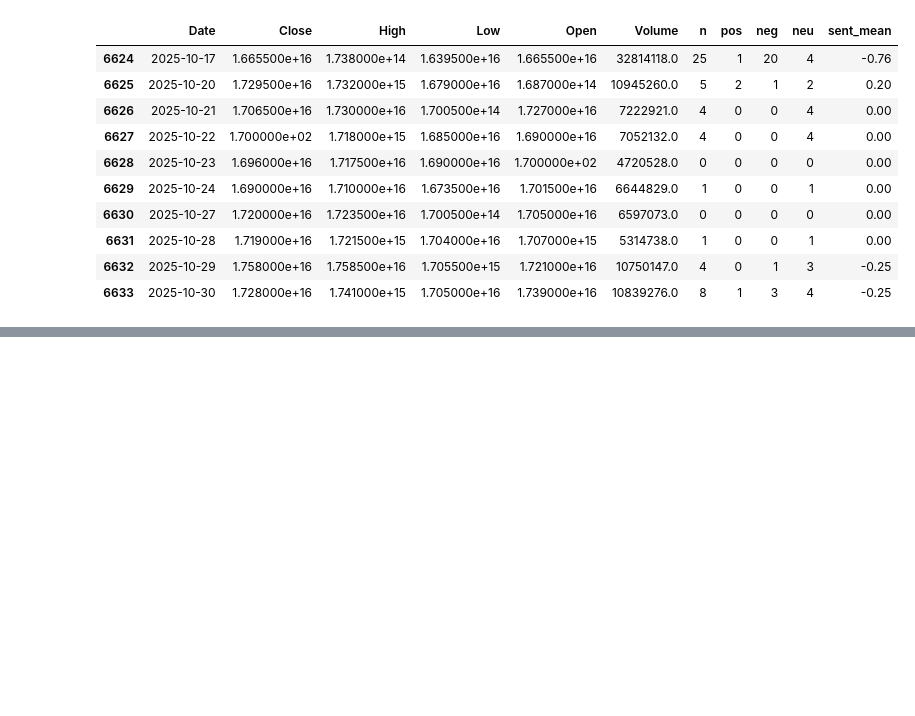
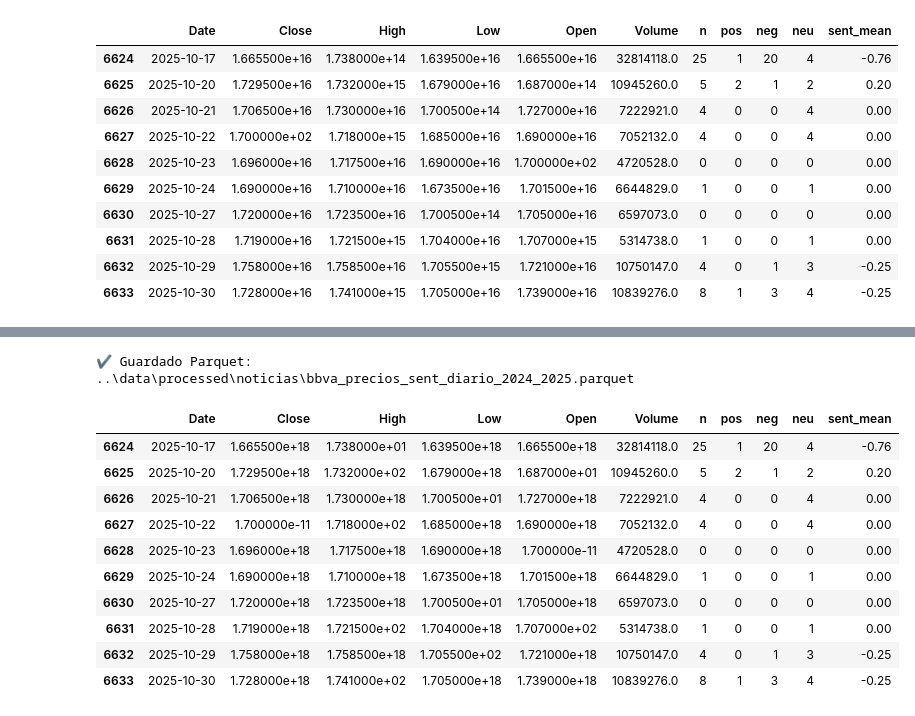
Before and after one commit to clauloro/Caso_2-BBVA_vs_SANTANDER, a Jupyter notebook: notebooks/prueba.ipynb, the cells around one changed output, grey strips where cells are left out. Drawn from its saved outputs; the diff is of its cells as text; code cells hidden in the pictures; blank space fills up the shorter version.

Commit message:
intento correcion precios valores unidades  erroneas, posterior limpieza de archivos data.

```diff
--- a/notebooks/prueba.ipynb
+++ b/notebooks/prueba.ipynb
@@ -319,0 +322,19 @@ final_bbva.tail(10)
+# %%
+import pandas as pd
+from pathlib import Path
+
+# Intenta usar el CSV directo de yfinance (el que guardaste en el notebook de precios)
+p1 = Path("../data/precios/BBVA.csv")
+p2 = Path("../data/interim/precios_limpios/BBVA_core_clean.csv")
+
+if p1.exists():
+    precios_bbva = pd.read_csv(p1, parse_dates=["Date"])
+    fuente = "yfinance CSV (recomendado)"
+else:
+    # fallback: intenta el 'core_clean' pero forzaremos saneado de columnas
+    precios_bbva = pd.read_csv(p2, parse_dates=["Date"])
+    fuente = "core_clean (se saneará)"
+
+print("Fuente precios:", fuente)
+print(precios_bbva.dtypes)
+precios_bbva.head()
@@ -319,0 +400,31 @@ final_bbva.tail(10)
+# %%
+# Asegura tipo datetime64[ns] en ambas tablas
+precios_bbva["Date"] = pd.to_datetime(precios_bbva["Date"]).dt.normalize()
+
+daily_fix = daily.copy()
+daily_fix["Date"] = pd.to_datetime(daily_fix["Date"])  # de object(date) -> datetime64[ns]
+
+final_bbva = precios_bbva.merge(daily_fix, on="Date", how="left")
+
+# Rellenos cuando no hubo noticias ese día
+for col in ["n","pos","neg","neu"]:
+    if col in final_bbva.columns:
+        final_bbva[col] = final_bbva[col].fillna(0).astype("int64")
+if "sent_mean" in final_bbva.columns:
+    final_bbva["sent_mean"] = final_bbva["sent_mean"].fillna(0.0)
+
+_ = save_df(final_bbva, Path("../data/processed/noticias") / "bbva_precios_sent_diario_2024_2025")
+final_bbva.tail(10)
+# %% [output]
+✔ Guardado Parquet: ..\data\processed\noticias\bbva_precios_sent_diario_2024_2025.parquet
+|  | Date | Close | High | Low | Open | Volume | n | pos | neg | neu | sent_mean |
+| 6624 | 2025-10-17 | 1.665500e+18 | 1.738000e+01 | 1.639500e+18 | 1.665500e+18 | 32814118.0 | 25 | 1 | 20 | 4 | -0.76 |
+| 6625 | 2025-10-20 | 1.729500e+18 | 1.732000e+02 | 1.679000e+18 | 1.687000e+01 | 10945260.0 | 5 | 2 | 1 | 2 | 0.20 |
+| 6626 | 2025-10-21 | 1.706500e+18 | 1.730000e+18 | 1.700500e+01 | 1.727000e+18 | 7222921.0 | 4 | 0 | 0 | 4 | 0.00 |
+| 6627 | 2025-10-22 | 1.700000e-11 | 1.718000e+02 | 1.685000e+18 | 1.690000e+18 | 7052132.0 | 4 | 0 | 0 | 4 | 0.00 |
+| 6628 | 2025-10-23 | 1.696000e+18 | 1.717500e+18 | 1.690000e+18 | 1.700000e-11 | 4720528.0 | 0 | 0 | 0 | 0 | 0.00 |
+| 6629 | 2025-10-24 | 1.690000e+18 | 1.710000e+18 | 1.673500e+18 | 1.701500e+18 | 6644829.0 | 1 | 0 | 0 | 1 | 0.00 |
+| 6630 | 2025-10-27 | 1.720000e+18 | 1.723500e+18 | 1.700500e+01 | 1.705000e+18 | 6597073.0 | 0 | 0 | 0 | 0 | 0.00 |
+| 6631 | 2025-10-28 | 1.719000e+18 | 1.721500e+02 | 1.704000e+18 | 1.707000e+02 | 5314738.0 | 1 | 0 | 0 | 1 | 0.00 |
+| 6632 | 2025-10-29 | 1.758000e+18 | 1.758500e+18 | 1.705500e+02 | 1.721000e+18 | 10750147.0 | 4 | 0 | 1 | 3 | -0.25 |
+| 6633 | 2025-10-30 | 1.728000e+18 | 1.741000e+02 | 1.705000e+18 | 1.739000e+18 | 10839276.0 | 8 | 1 | 3 | 4 | -0.25 |
```
Also changed, not shown: parts of 3 cells of this notebook, 2 other files.
